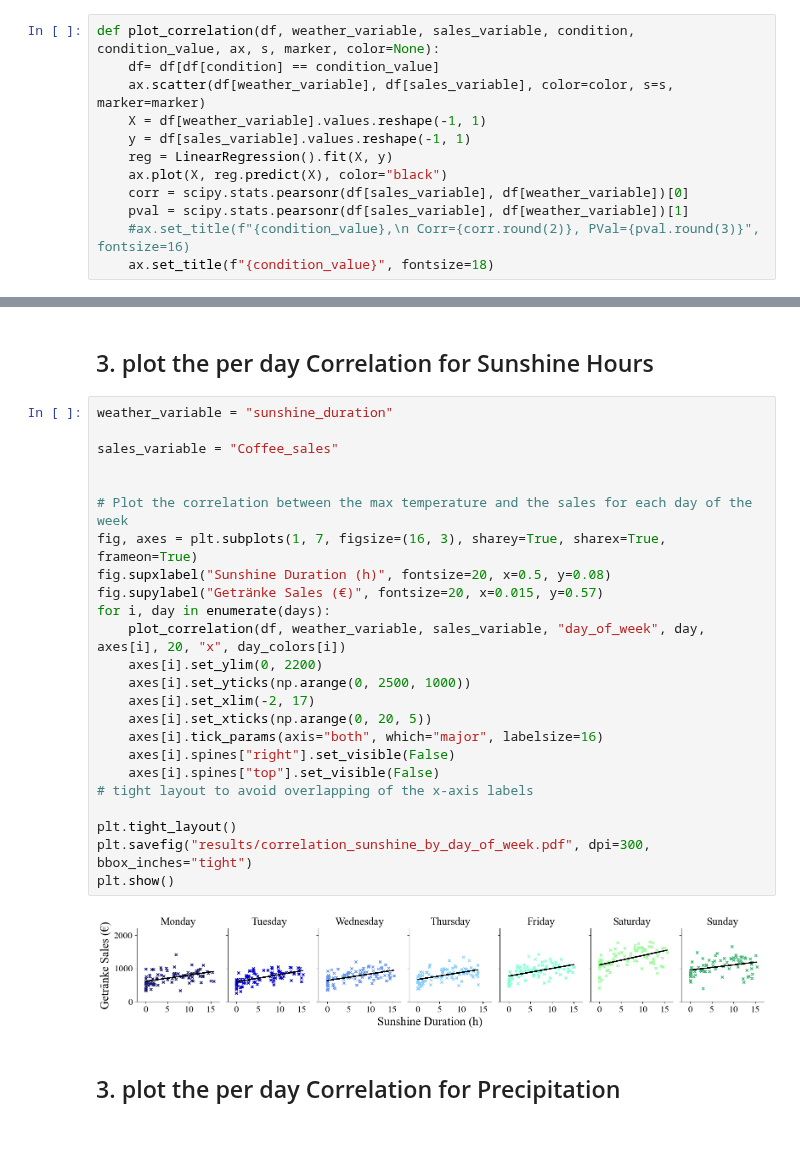
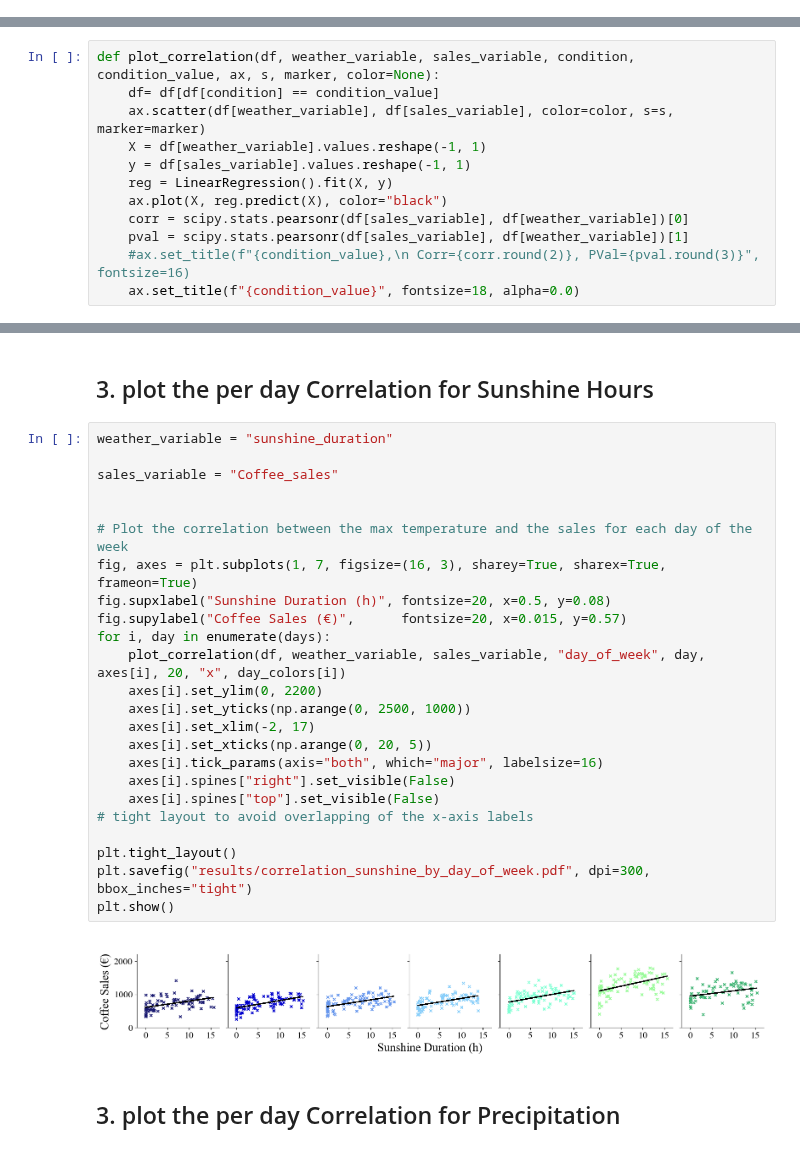
Before and after one commit to magicmagnus/CoffeeClimateCorrelation, a Jupyter notebook: 03_plot_combined_data.ipynb, the cells around one changed output, grey strips where cells are left out. Cells and saved outputs as stored; diff of their text form.

Commit message:
declutter plots

```diff
--- a/03_plot_combined_data.ipynb
+++ b/03_plot_combined_data.ipynb
@@ -37,18 +37,6 @@ df
 | 608 | 2022-09-29 | Thursday | September | 2022 | 39 | 954.0 | 882.9 | 163.2 | ... |
 | 609 | 2022-09-30 | Friday | September | 2022 | 39 | 1192.2 | 1101.4 | 221.0 | ... |
 609 rows × 185 columns
-# %%
-def plot_correlation(df, weather_variable, sales_variable, condition, condition_value, ax, s, marker, color=None):
-    df= df[df[condition] == condition_value]
-    ax.scatter(df[weather_variable], df[sales_variable], color=color, s=s, marker=marker)
-    X = df[weather_variable].values.reshape(-1, 1)
-    y = df[sales_variable].values.reshape(-1, 1)
-    reg = LinearRegression().fit(X, y)
-    ax.plot(X, reg.predict(X), color="black")
-    corr = scipy.stats.pearsonr(df[sales_variable], df[weather_variable])[0]
-    pval = scipy.stats.pearsonr(df[sales_variable], df[weather_variable])[1]
-    #ax.set_title(f"{condition_value},\n Corr={corr.round(2)}, PVal={pval.round(3)}", fontsize=16)
-    ax.set_title(f"{condition_value}", fontsize=18)
 # %% [markdown]
 ## 1. plot general Correlations
 # %%
@@ -112,6 +100,18 @@ plt.savefig("results/temp_sun_precip.pdf", bbox_inches="tight", dpi=300)
 plt.show()
 # %% [output]
 [figure]
+# %%
+def plot_correlation(df, weather_variable, sales_variable, condition, condition_value, ax, s, marker, color=None):
+    df= df[df[condition] == condition_value]
+    ax.scatter(df[weather_variable], df[sales_variable], color=color, s=s, marker=marker)
+    X = df[weather_variable].values.reshape(-1, 1)
+    y = df[sales_variable].values.reshape(-1, 1)
+    reg = LinearRegression().fit(X, y)
+    ax.plot(X, reg.predict(X), color="black")
+    corr = scipy.stats.pearsonr(df[sales_variable], df[weather_variable])[0]
+    pval = scipy.stats.pearsonr(df[sales_variable], df[weather_variable])[1]
+    #ax.set_title(f"{condition_value},\n Corr={corr.round(2)}, PVal={pval.round(3)}", fontsize=16)
+    ax.set_title(f"{condition_value}", fontsize=18, alpha=0.0)
 # %% [markdown]
 # 2. plot the per day mean
 # %%
@@ -197,29 +197,29 @@ plt.show()
 # %%
 weather_variable = "sunshine_duration"
 
 sales_variable = "Coffee_sales"
 
 
 # Plot the correlation between the max temperature and the sales for each day of the week
 fig, axes = plt.subplots(1, 7, figsize=(16, 3), sharey=True, sharex=True, frameon=True)
 fig.supxlabel("Sunshine Duration (h)", fontsize=20, x=0.5, y=0.08)
-fig.supylabel("Getränke Sales (€)", fontsize=20, x=0.015, y=0.57)
+fig.supylabel("Coffee Sales (€)",      fontsize=20, x=0.015, y=0.57)
 for i, day in enumerate(days):
     plot_correlation(df, weather_variable, sales_variable, "day_of_week", day, axes[i], 20, "x", day_colors[i])
     axes[i].set_ylim(0, 2200)
     axes[i].set_yticks(np.arange(0, 2500, 1000))
     axes[i].set_xlim(-2, 17)
     axes[i].set_xticks(np.arange(0, 20, 5))
     axes[i].tick_params(axis="both", which="major", labelsize=16)
     axes[i].spines["right"].set_visible(False)
     axes[i].spines["top"].set_visible(False)
 # tight layout to avoid overlapping of the x-axis labels
 
 plt.tight_layout()
 plt.savefig("results/correlation_sunshine_by_day_of_week.pdf", dpi=300, bbox_inches="tight")
 plt.show()
 # %% [output]
-[figure, old version]
+[figure, new version]
 # %% [markdown]
 ## 3. plot the per day Correlation for Precipitation
 # %%
```
Also changed, not shown: parts of 1 cell of this notebook, 5 other files.
